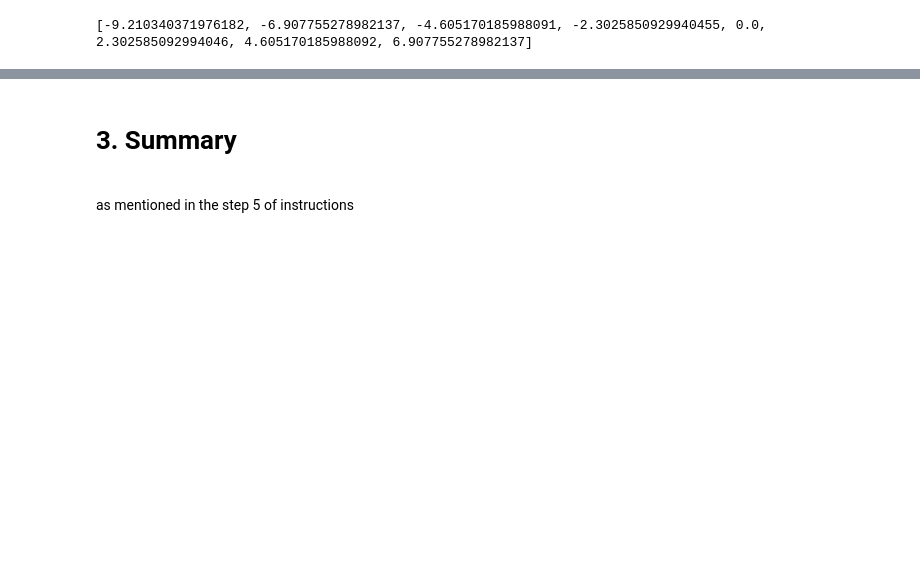
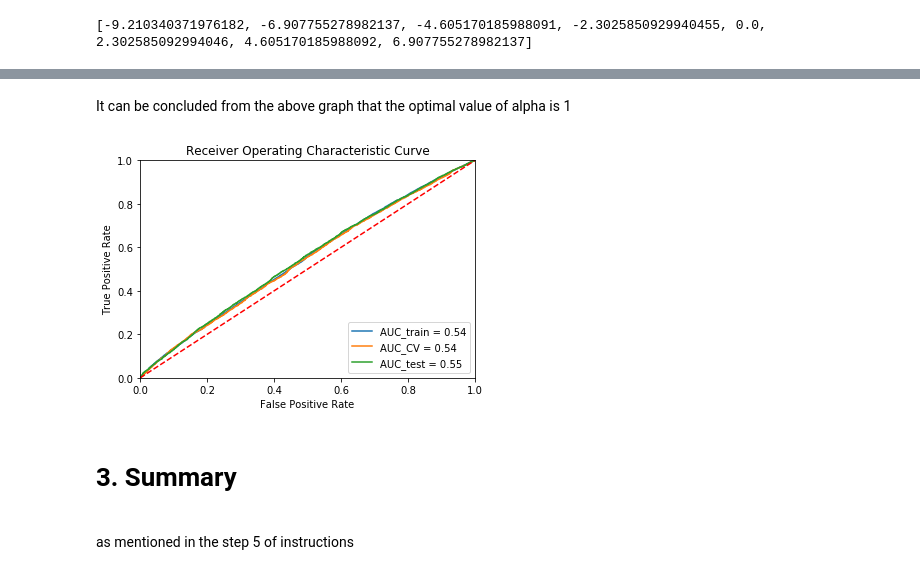
Before and after one commit to manasa-rajesh/DonorsChoose, a Jupyter notebook: Naive_Bayes.ipynb, the cells around one changed output, grey strips where cells are left out. Cells and saved outputs as stored; diff of their text form; code cells hidden in the pictures; blank space fills up the shorter version.

```diff
--- a/Naive_Bayes.ipynb
+++ b/Naive_Bayes.ipynb
@@ -357,3 +388,34 @@ plt.show()
+# %% [markdown]
+It can be concluded from the above graph that the optimal value of alpha is 1
+# %%
+from sklearn import metrics
+from sklearn.metrics import roc_curve, auc
+
+mnb = MultinomialNB(alpha = 100,class_prior=[0.5, 0.5])
+mnb.fit(X_tr_tfidf,y_train)
+
+train_fpr, train_tpr, threshold = roc_curve(y_train, mnb.predict_proba(X_tr_tfidf)[:,1])
+cv_fpr, cv_tpr, threshold = roc_curve(y_cv, mnb.predict_proba(X_cv1_tfidf)[:,1])
+test_fpr, test_tpr, threshold = roc_curve(y_test, mnb.predict_proba(X_test1_tfidf)[:,1])
+pred_test = mnb.predict_proba(X_test1_tfidf)[:,1]
+
+roc_auc_train = metrics.auc(train_fpr, train_tpr)
+roc_auc_cv = metrics.auc(cv_fpr,cv_tpr)
+roc_auc_test = metrics.auc(test_fpr, test_tpr)
+plt.title('Receiver Operating Characteristic Curve')
+plt.plot(train_fpr, train_tpr, label = 'AUC_train = %0.2f' % roc_auc_train)
+plt.plot(cv_fpr, cv_tpr, label = 'AUC_CV = %0.2f' % roc_auc_cv)
+plt.plot(test_fpr, test_tpr, label = 'AUC_test = %0.2f' % roc_auc_test)
+
+plt.legend(loc = 'lower right')
+plt.plot([0, 1], [0, 1],'r--')
+plt.xlim([0, 1])#limiting values of x-axis between 0 and 1
+plt.ylim([0, 1])#limiting values of y-axis between 0 and 1
+plt.ylabel('True Positive Rate')
+plt.xlabel('False Positive Rate')
+plt.show()
+# %% [output]
+[figure, added]
 # %% [markdown]
 <h1>3. Summary</h1>
 
```
Also changed, not shown: parts of 4 cells of this notebook.
